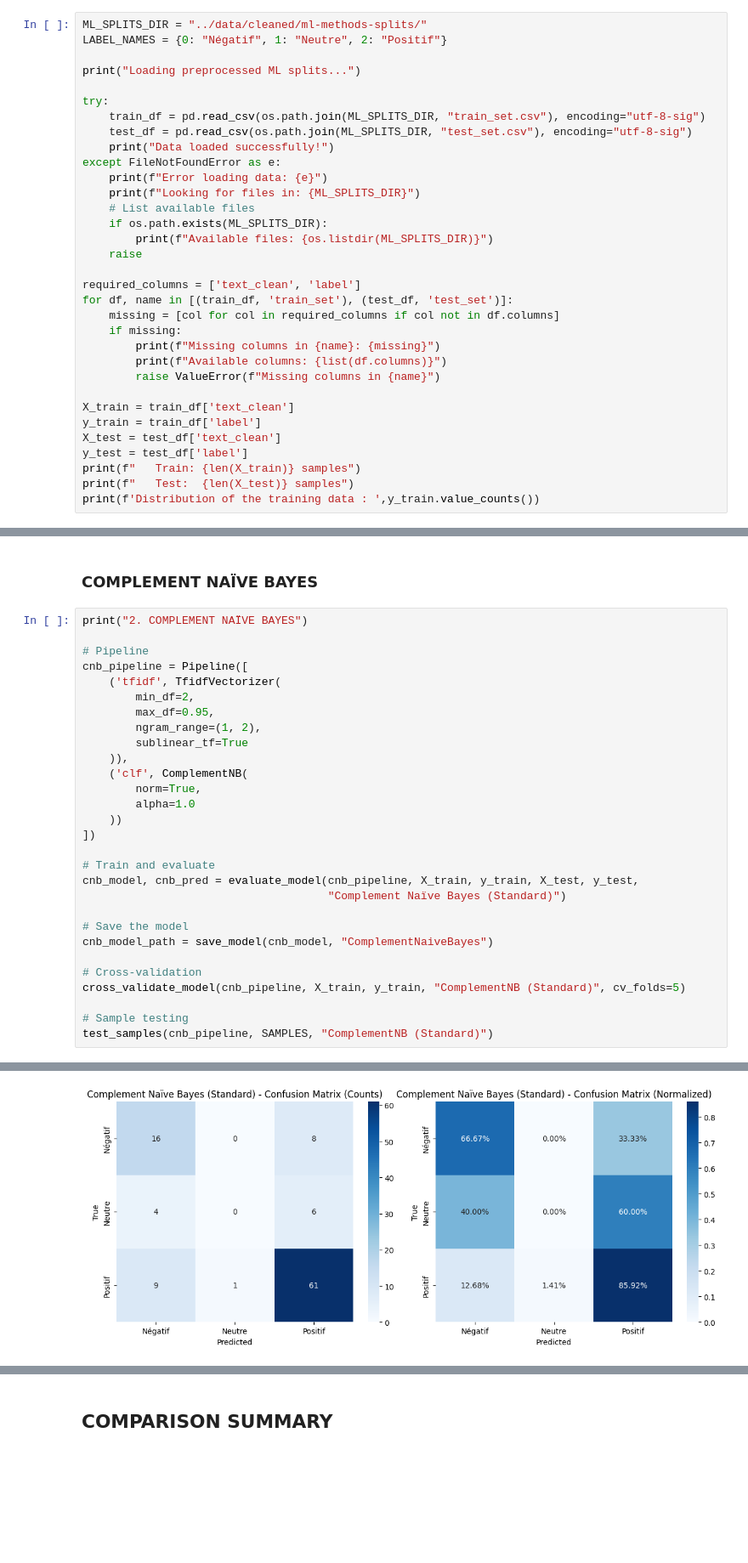
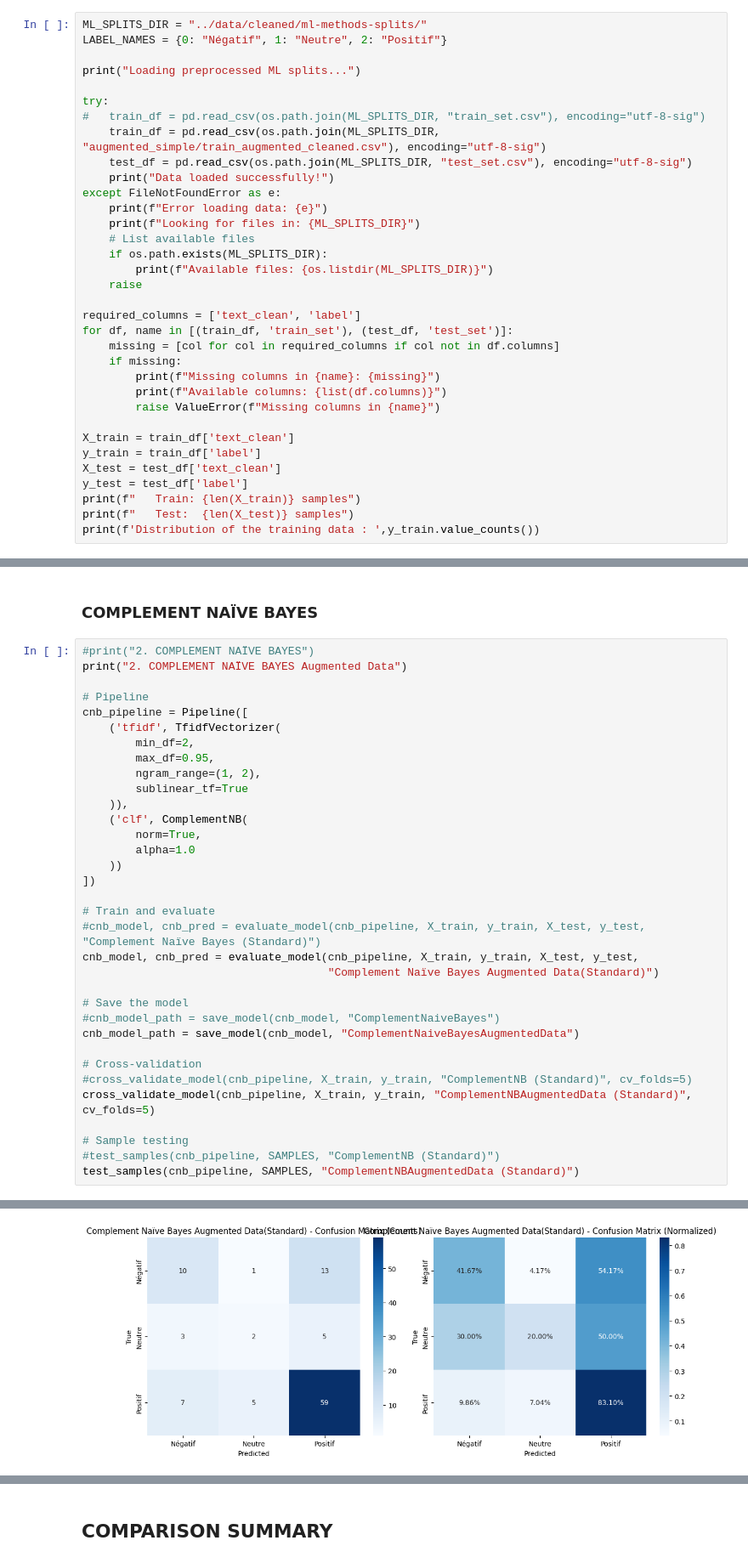
Before and after one commit to eya2105/customer_review_analysis, a Jupyter notebook: models/naive_bayes.ipynb, the cells around one changed output, grey strips where cells are left out. Shown at 85% size. Saved outputs shown, nothing was run; the diff lists cells and outputs as text; blank space fills up the shorter version.

Commit message:
tested ml methods with augmented data

```diff
--- a/models/naive_bayes.ipynb
+++ b/models/naive_bayes.ipynb
@@ -23,7 +23,8 @@ LABEL_NAMES = {0: "Négatif", 1: "Neutre", 2: "Positif"}
 print("Loading preprocessed ML splits...")
 
 try:
-    train_df = pd.read_csv(os.path.join(ML_SPLITS_DIR, "train_set.csv"), encoding="utf-8-sig")
+#   train_df = pd.read_csv(os.path.join(ML_SPLITS_DIR, "train_set.csv"), encoding="utf-8-sig")
+    train_df = pd.read_csv(os.path.join(ML_SPLITS_DIR, "augmented_simple/train_augmented_cleaned.csv"), encoding="utf-8-sig")
     test_df = pd.read_csv(os.path.join(ML_SPLITS_DIR, "test_set.csv"), encoding="utf-8-sig")
     print("Data loaded successfully!")
 except FileNotFoundError as e:
@@ -256,7 +263,8 @@ Rien à signaler, tout est normal              Positif      0.630
 # %% [markdown]
 ### COMPLEMENT NAÏVE BAYES
 # %%
-print("2. COMPLEMENT NAÏVE BAYES")
+#print("2. COMPLEMENT NAÏVE BAYES")
+print("2. COMPLEMENT NAÏVE BAYES Augmented Data")
 
 # Pipeline
 cnb_pipeline = Pipeline([
@@ -273,15 +281,19 @@ cnb_pipeline = Pipeline([
 ])
 
 # Train and evaluate
+#cnb_model, cnb_pred = evaluate_model(cnb_pipeline, X_train, y_train, X_test, y_test, "Complement Naïve Bayes (Standard)")
 cnb_model, cnb_pred = evaluate_model(cnb_pipeline, X_train, y_train, X_test, y_test,
-                                     "Complement Naïve Bayes (Standard)")
+                                     "Complement Naïve Bayes Augmented Data(Standard)")
 
 # Save the model
-cnb_model_path = save_model(cnb_model, "ComplementNaiveBayes")
+#cnb_model_path = save_model(cnb_model, "ComplementNaiveBayes")
+cnb_model_path = save_model(cnb_model, "ComplementNaiveBayesAugmentedData")
 
 # Cross-validation
-cross_validate_model(cnb_pipeline, X_train, y_train, "ComplementNB (Standard)", cv_folds=5)
+#cross_validate_model(cnb_pipeline, X_train, y_train, "ComplementNB (Standard)", cv_folds=5)
+cross_validate_model(cnb_pipeline, X_train, y_train, "ComplementNBAugmentedData (Standard)", cv_folds=5)
 
 # Sample testing
-test_samples(cnb_pipeline, SAMPLES, "ComplementNB (Standard)")
+#test_samples(cnb_pipeline, SAMPLES, "ComplementNB (Standard)")
+test_samples(cnb_pipeline, SAMPLES, "ComplementNBAugmentedData (Standard)")
 # %% [output]
@@ -306 +318 @@ PER-CLASS F1 SCORES:
-[figure, old version]
+[figure, new version]
```
Also changed, not shown: parts of 4 cells of this notebook, 12 other files.
